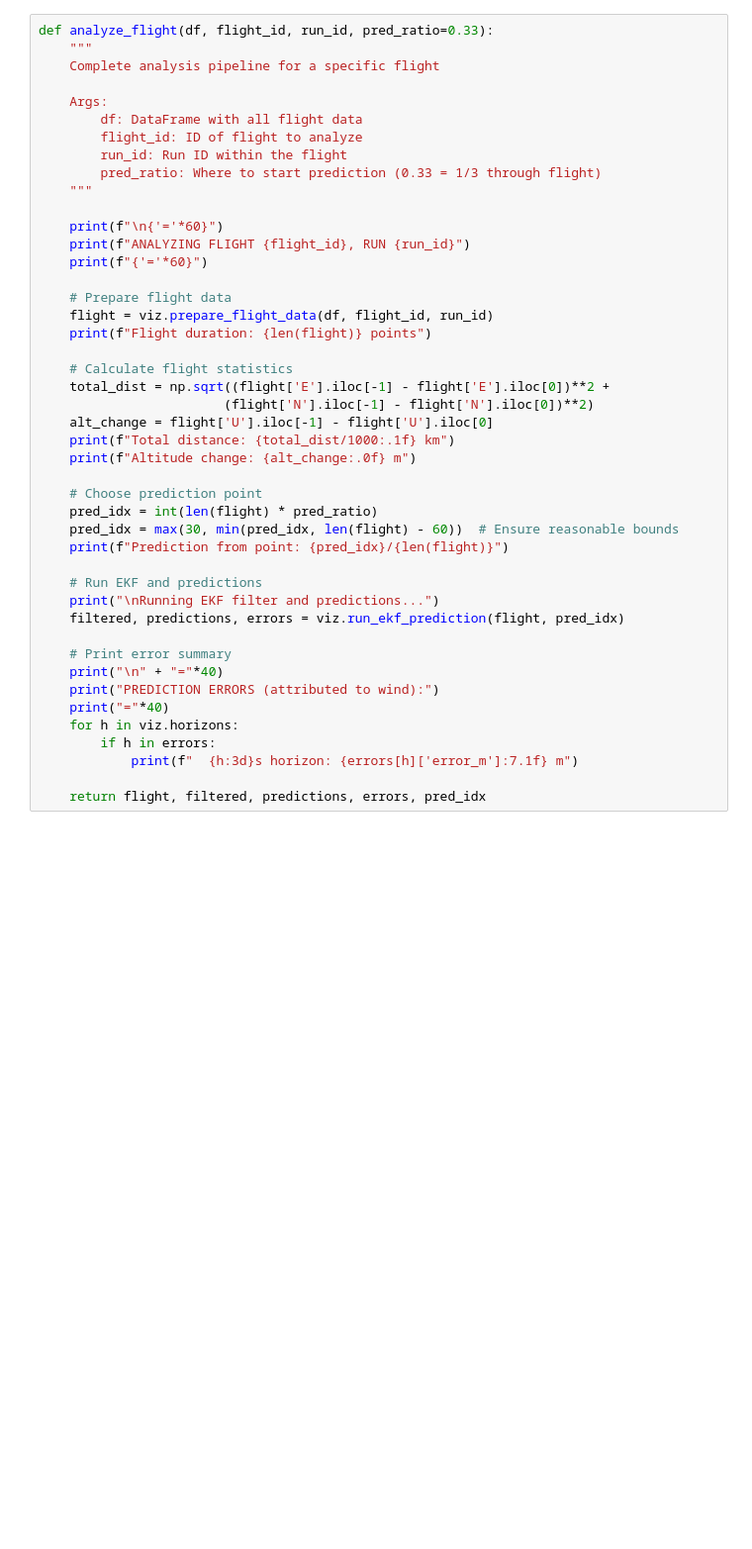
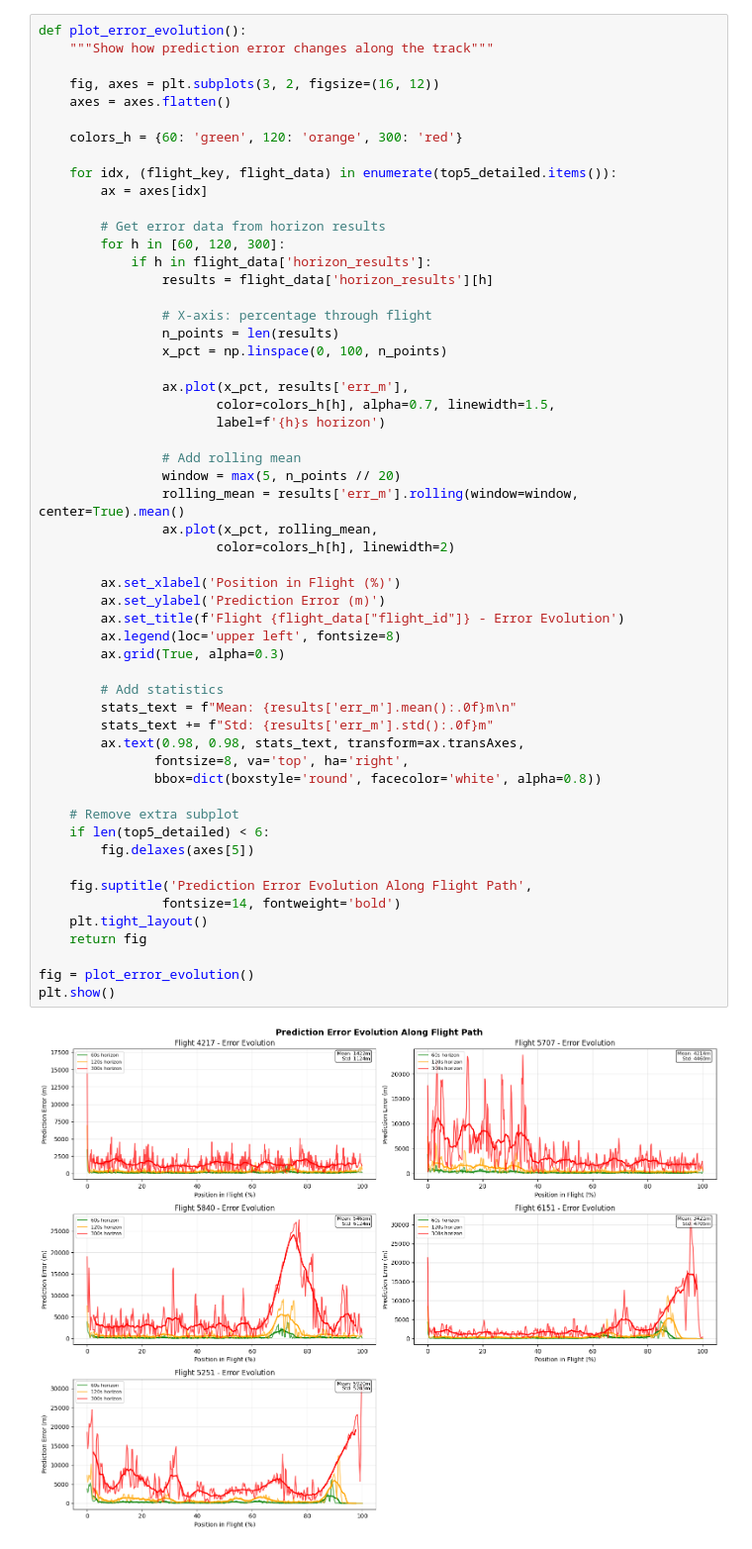
Before and after one commit to danicode12/FlightPath-, a Jupyter notebook: notebooks/04_viz.ipynb, the cells around one changed output. Shown at 99% size. Saved outputs shown, nothing was run; the diff lists cells and outputs as text; blank space fills up the shorter version.

```diff
--- a/notebooks/04_viz.ipynb
+++ b/notebooks/04_viz.ipynb
@@ -326,46 +492,58 @@ def create_comprehensive_plot(flight, filtered, predictions, errors, pred_idx):
 # %%
-def analyze_flight(df, flight_id, run_id, pred_ratio=0.33):
-    """
-    Complete analysis pipeline for a specific flight
+def plot_error_evolution():
+    """Show how prediction error changes along the track"""
 
-    Args:
-        df: DataFrame with all flight data
-        flight_id: ID of flight to analyze
-        run_id: Run ID within the flight
-        pred_ratio: Where to start prediction (0.33 = 1/3 through flight)
-    """
+    fig, axes = plt.subplots(3, 2, figsize=(16, 12))
+    axes = axes.flatten()
 
-    print(f"\n{'='*60}")
-    print(f"ANALYZING FLIGHT {flight_id}, RUN {run_id}")
-    print(f"{'='*60}")
+    colors_h = {60: 'green', 120: 'orange', 300: 'red'}
 
-    # Prepare flight data
-    flight = viz.prepare_flight_data(df, flight_id, run_id)
-    print(f"Flight duration: {len(flight)} points")
+    for idx, (flight_key, flight_data) in enumerate(top5_detailed.items()):
+        ax = axes[idx]
 
-    # Calculate flight statistics
-    total_dist = np.sqrt((flight['E'].iloc[-1] - flight['E'].iloc[0])**2 +
-                        (flight['N'].iloc[-1] - flight['N'].iloc[0])**2)
-    alt_change = flight['U'].iloc[-1] - flight['U'].iloc[0]
-    print(f"Total distance: {total_dist/1000:.1f} km")
-    print(f"Altitude change: {alt_change:.0f} m")
+        # Get error data from horizon results
+        for h in [60, 120, 300]:
+            if h in flight_data['horizon_results']:
+                results = flight_data['horizon_results'][h]
 
-    # Choose prediction point
-    pred_idx = int(len(flight) * pred_ratio)
-    pred_idx = max(30, min(pred_idx, len(flight) - 60))  # Ensure reasonable bounds
-    print(f"Prediction from point: {pred_idx}/{len(flight)}")
+                # X-axis: percentage through flight
+                n_points = len(results)
+                x_pct = np.linspace(0, 100, n_points)
 
-    # Run EKF and predictions
-    print("\nRunning EKF filter and predictions...")
-    filtered, predictions, errors = viz.run_ekf_prediction(flight, pred_idx)
+                ax.plot(x_pct, results['err_m'],
+                       color=colors_h[h], alpha=0.7, linewidth=1.5,
+                       label=f'{h}s horizon')
 
-    # Print error summary
-    print("\n" + "="*40)
-    print("PREDICTION ERRORS (attributed to wind):")
-    print("="*40)
-    for h in viz.horizons:
-        if h in errors:
-            print(f"  {h:3d}s horizon: {errors[h]['error_m']:7.1f} m")
+                # Add rolling mean
+                window = max(5, n_points // 20)
+                rolling_mean = results['err_m'].rolling(window=window, center=True).mean()
+                ax.plot(x_pct, rolling_mean,
+                       color=colors_h[h], linewidth=2)
 
-    return flight, filtered, predictions, errors, pred_idx
+        ax.set_xlabel('Position in Flight (%)')
+        ax.set_ylabel('Prediction Error (m)')
+        ax.set_title(f'Flight {flight_data["flight_id"]} - Error Evolution')
+        ax.legend(loc='upper left', fontsize=8)
+        ax.grid(True, alpha=0.3)
+
+        # Add statistics
+        stats_text = f"Mean: {results['err_m'].mean():.0f}m\n"
+        stats_text += f"Std: {results['err_m'].std():.0f}m"
+        ax.text(0.98, 0.98, stats_text, transform=ax.transAxes,
+               fontsize=8, va='top', ha='right',
+               bbox=dict(boxstyle='round', facecolor='white', alpha=0.8))
+
+    # Remove extra subplot
+    if len(top5_detailed) < 6:
+        fig.delaxes(axes[5])
+
+    fig.suptitle('Prediction Error Evolution Along Flight Path',
+                fontsize=14, fontweight='bold')
+    plt.tight_layout()
+    return fig
+
+fig = plot_error_evolution()
+plt.show()
+# %% [output]
+[figure, added]
 # %%
```
Also changed, not shown: parts of 11 cells of this notebook, 8 other files.
